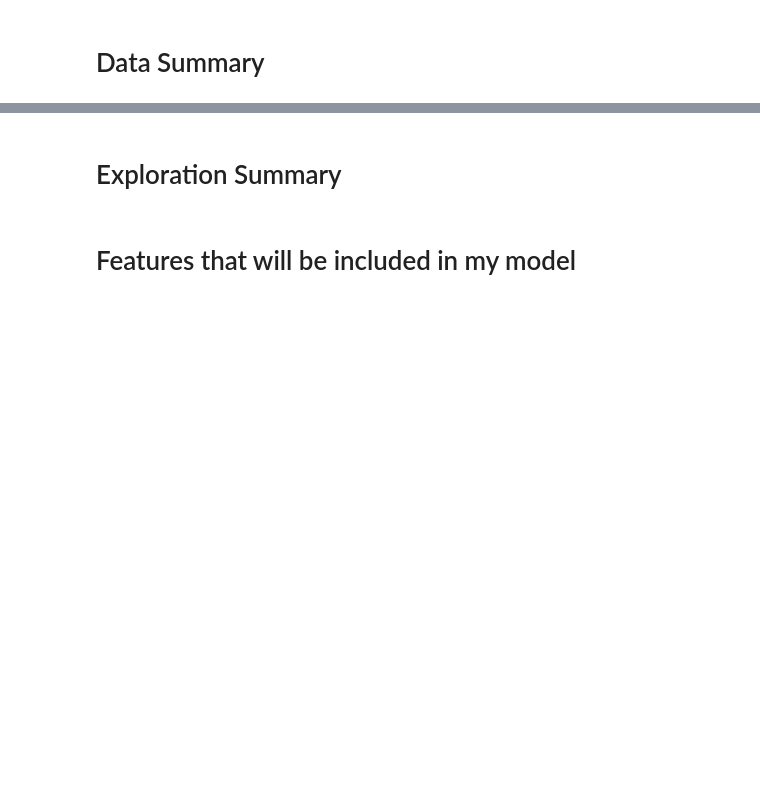
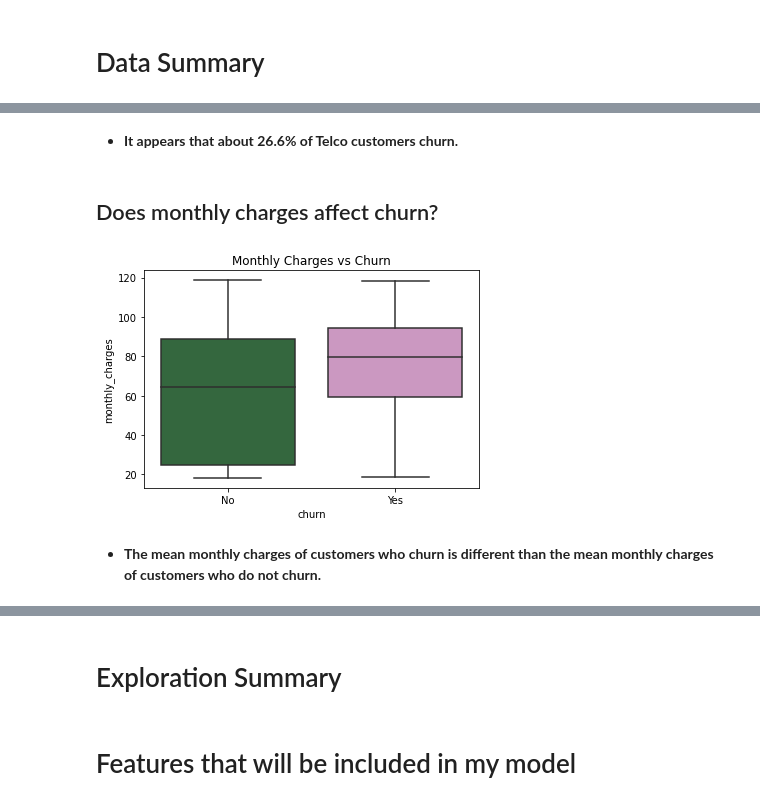
Before and after one commit to Yvette-Ibarra/classification-project, a Jupyter notebook: telco_classification_project.ipynb, the cells around one changed output, grey strips where cells are left out. Drawn from its saved outputs; the diff is of its cells as text; code cells hidden in the pictures; blank space fills up the shorter version.

```diff
--- a/telco_classification_project.ipynb
+++ b/telco_classification_project.ipynb
@@ -70,0 +121,11 @@ train.describe()
+# %% [markdown]
+ * **It appears that about 26.6% of Telco customers churn.**
+# %% [markdown]
+## Does monthly charges affect churn?
+# %%
+# Obtain boxplot displaying mean of monthly charges
+e.get_monthly_charges(train)
+# %% [output]
+[figure, added]
+# %% [markdown]
+* **The mean monthly charges of customers who churn is different than the mean monthly charges of customers who do not churn.**
```
Also changed, not shown: parts of 32 cells of this notebook.
